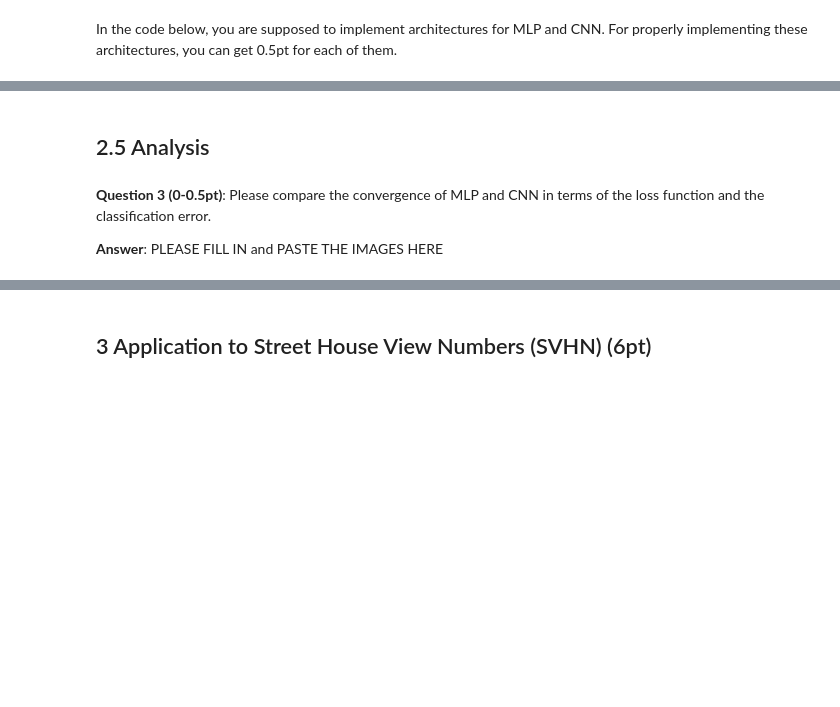
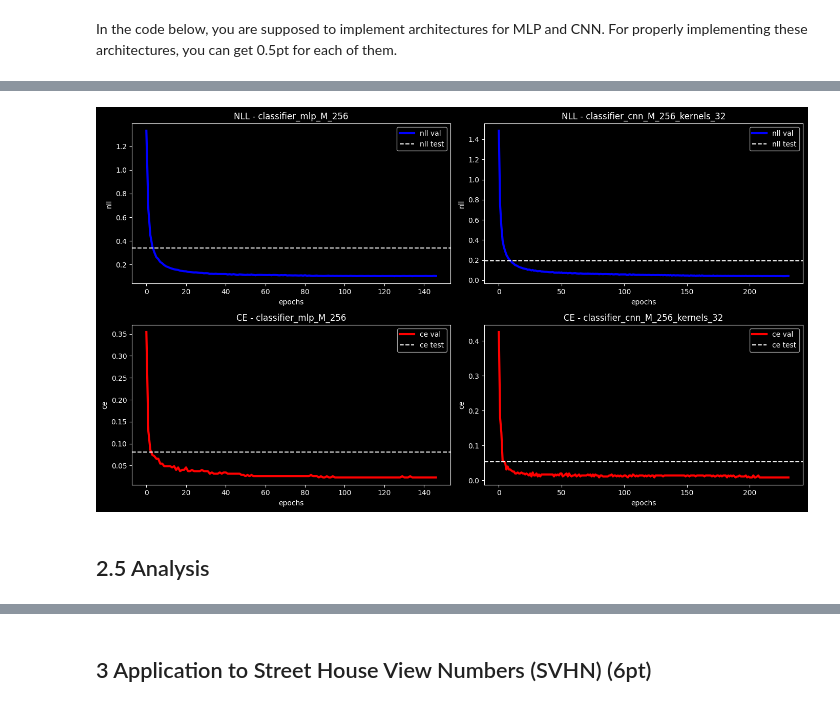
Before and after one commit to chrissaia/Computational_Intelligence, a Jupyter notebook: assignment_4.ipynb, the cells around one changed output, grey strips where cells are left out. Cells and saved outputs as stored; diff of their text form; code cells hidden in the pictures; blank space fills up the shorter version.

```diff
--- a/assignment_4.ipynb
+++ b/assignment_4.ipynb
@@ -137,9 +137,16 @@ class ClassifierNeuralNet(nn.Module):
     # This function classifies an image x to a class.
     # The output must be a class label (long).
     def classify(self, x):
+        '''
+        :param x:
+        :return: y prediction (long)
+        '''
+
         # ------
         # PLEASE FILL IN
-        y_pred = 0
+
+        logits = self.classnet(x)
+        y_pred = torch.argmax(logits, dim=1)
 
         return y_pred
 
@@ -148,7 +155,8 @@ class ClassifierNeuralNet(nn.Module):
     def forward(self, x, y, reduction="avg"):
         # ------
         # PLEASE FILL IN
-        # loss = ...
+        log_probs = self.classnet(x)
+        loss = self.nll(log_probs, y.long())
         # ------
         if reduction == "sum":
             return loss.sum()
@@ -170,7 +196,7 @@ PLEASE FILL IN
 def evaluation(test_loader, name=None, model_best=None, epoch=None):
     # If available, load the best performing model
     if model_best is None:
-        model_best = torch.load(name + ".model",weights_only=false)
+        model_best = torch.load(name + ".model",weights_only=False)
 
     model_best.eval()  # set the model to the evaluation mode
     loss_test = 0.0
@@ -451,6 +509,34 @@ for name in names:
+# %%
+# -------------------------
+# I was having trouble understanding the outputs so I decided to transform the plots into 2x2 subplot format
+# -------------------------
+fig, axes = plt.subplots(2, 2, figsize=(14, 8))
+
+# NLL plots - top row
+for col, base_name in enumerate(names):
+    ax = axes[0, col]
+    r = results[base_name]
+    ax.plot(np.arange(len(r["nll_val"])), r["nll_val"], linewidth=3, label="nll val", color="blue")
+    ax.axhline(r["test_loss"], linestyle="dashed", label="nll test")
+    ax.set_xlabel("epochs")
+    ax.set_ylabel("nll")
+    ax.set_title(f"NLL - {r['name']}")
+    ax.legend()
+
+# CE plots - bottom row
+for col, base_name in enumerate(names):
+    ax = axes[1, col]
+    r = results[base_name]
+    ax.plot(np.arange(len(r["error_val"])), r["error_val"], linewidth=3, label="ce val", color="red")
+    ax.axhline(r["test_error"], linestyle="dashed", label="ce test")
+    ax.set_xlabel("epochs")
+    ax.set_ylabel("ce")
+    ax.set_title(f"CE - {r['name']}")
+    ax.legend()
+
+plt.tight_layout()
+plt.show()
+# %% [output]
+[figure, added]
 # %% [markdown]
 ## 2.5 Analysis
-# %% [markdown]
-**Question 3 (0-0.5pt)**: Please compare the convergence of MLP and CNN in terms of the loss function and the classification error.
-
-**Answer**: PLEASE FILL IN and PASTE THE IMAGES HERE
```
Also changed, not shown: parts of 8 cells of this notebook, 1 other file.
